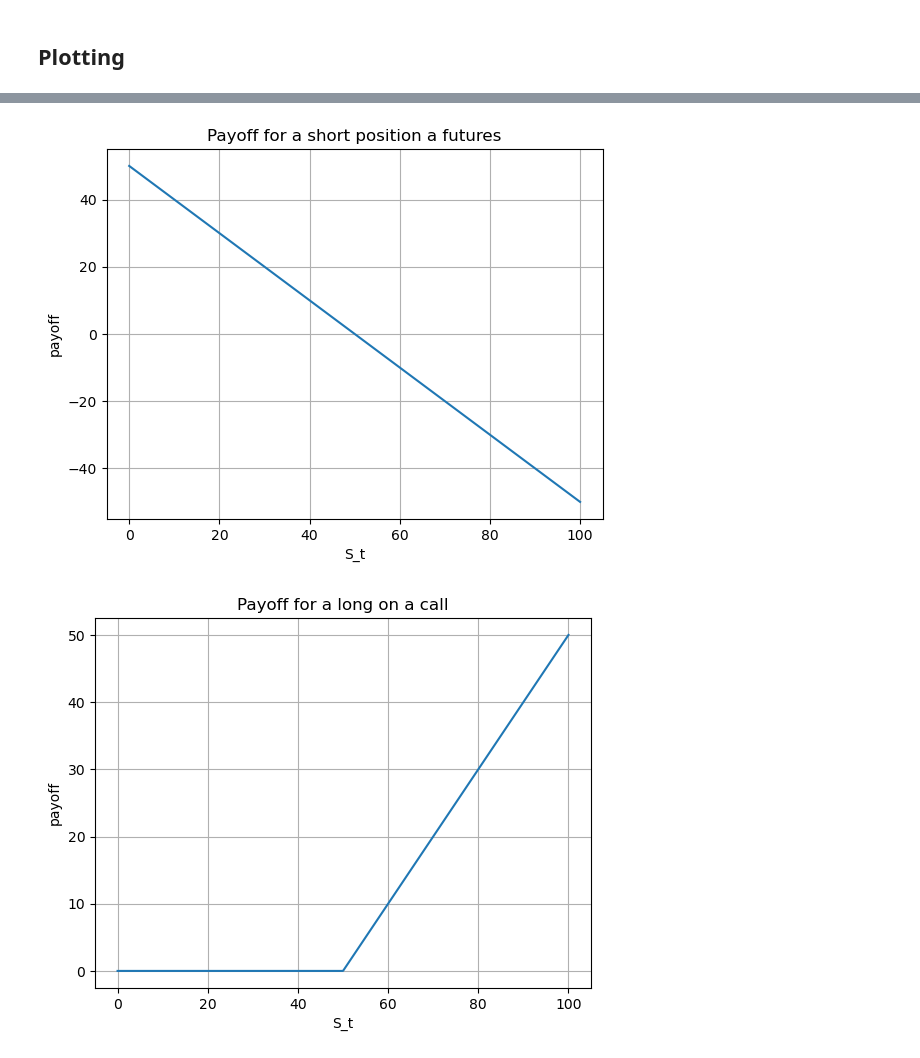
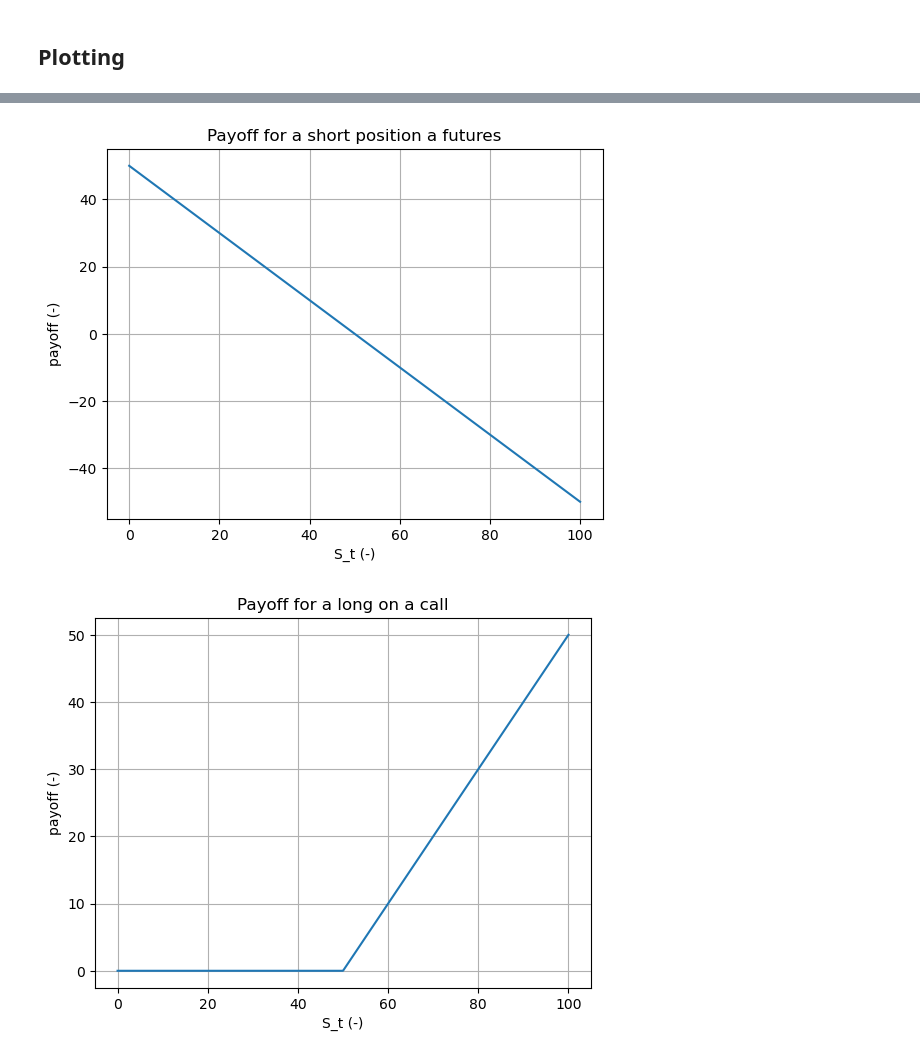
Before and after one commit to afournera/hull_notebook, a Jupyter notebook: notebook_hull.ipynb, the cells around one changed output, grey strips where cells are left out. Cells and saved outputs as stored; diff of their text form; code cells hidden in the pictures.

Commit message:
edit the layout and visualisation of the payoff plots

```diff
--- a/notebook_hull.ipynb
+++ b/notebook_hull.ipynb
@@ -239,22 +239,22 @@ k = 50
 ## Plotting
 # %%
 plt.plot(S_t, payoff_futures(S_t, k))
-plt.xlabel(f'S_t')
-plt.ylabel(f'payoff')
+plt.xlabel(f'S_t (-)')
+plt.ylabel(f'payoff (-)')
 plt.title(f'Payoff for a long position on a futures')
 plt.grid()
 plt.show()
 
 plt.plot(S_t, -1*payoff_futures(S_t, k))
-plt.xlabel(f'S_t')
-plt.ylabel(f'payoff')
+plt.xlabel(f'S_t (-)')
+plt.ylabel(f'payoff (-)')
 plt.title(f'Payoff for a short position a futures')
 plt.grid()
 plt.show()
 
 plt.plot(S_t, payoff_call(S_t, k))
-plt.xlabel(f'S_t')
-plt.ylabel(f'payoff')
+plt.xlabel(f'S_t (-)')
+plt.ylabel(f'payoff (-)')
 plt.title(f'Payoff for a long on a call')
 plt.grid()
 plt.show()
@@ -263,2 +263,2 @@ plt.show()
-[figure, old version]
+[figure, new version]
-[figure, old version]
+[figure, new version]
```
Also changed, not shown: parts of 1 cell of this notebook.
